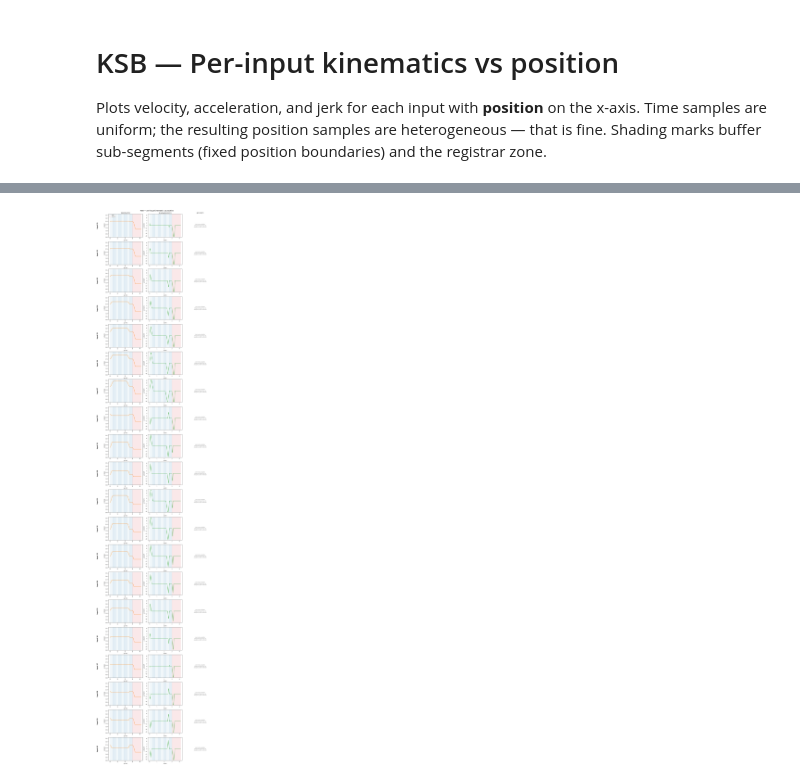
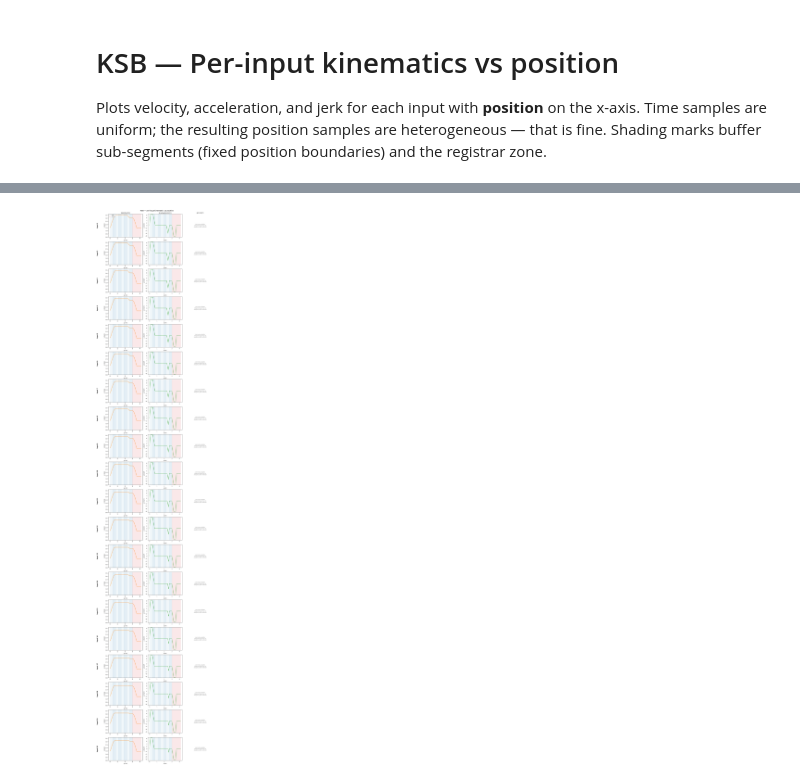
Before and after one commit to JvPost/Portfolio, a Jupyter notebook: ksb/notebooks/plot_inputs_vs_position.ipynb, the cells around one changed output, grey strips where cells are left out. Cells and saved outputs as stored; diff of their text form; code cells hidden in the pictures.

```diff
--- a/ksb/notebooks/plot_inputs_vs_position.ipynb
+++ b/ksb/notebooks/plot_inputs_vs_position.ipynb
@@ -51,6 +51,6 @@ print(result.skip_indices)
 # %%
 N        = 20
-i_start  = 20
+i_start  = 00
 n_samples = 500
 
 Vmax        = float(cfg.get('Vmax', 3.0))
@@ -126,31 +126,31 @@ for i in range(N):
 
     # col 1 — acceleration
     axes[i, 1].plot(pos, states[A], color='C2')
     _shade(axes[i, 1])
     axes[i, 1].set_xlabel('p (m)')
     axes[i, 1].set_ylabel('a (m/s²)')
     axes[i, 1].set_ylim(-1.05*Amax, 1.05*Amax)
 
     # col 2 — jerk
     if jerk is not None:
         axes[i, 2].plot(pos, jerk, color='C3')
         _shade(axes[i, 2])
         axes[i, 2].set_xlabel('p (m)')
         axes[i, 2].set_ylabel('j (m/s³)')
         axes[i, 2].set_ylim(-jmax * 1.05, jmax * 1.05)
     else:
         axes[i, 2].axis('off')
         axes[i, 2].text(
             0.5, 0.5,
             'Jerk not available\n(segment type has no\nanalytical jerk method)',
             ha='center', va='center',
             transform=axes[i, 2].transAxes,
             fontsize=9, color='gray',
         )
 
     if i == 0:
         axes[i, 0].legend(fontsize=7, loc='upper left')
 
 plt.show()
 # %% [output]
-[figure, old version]
+[figure, new version]
```
Also changed, not shown: parts of 2 cells of this notebook, 8 other files.
